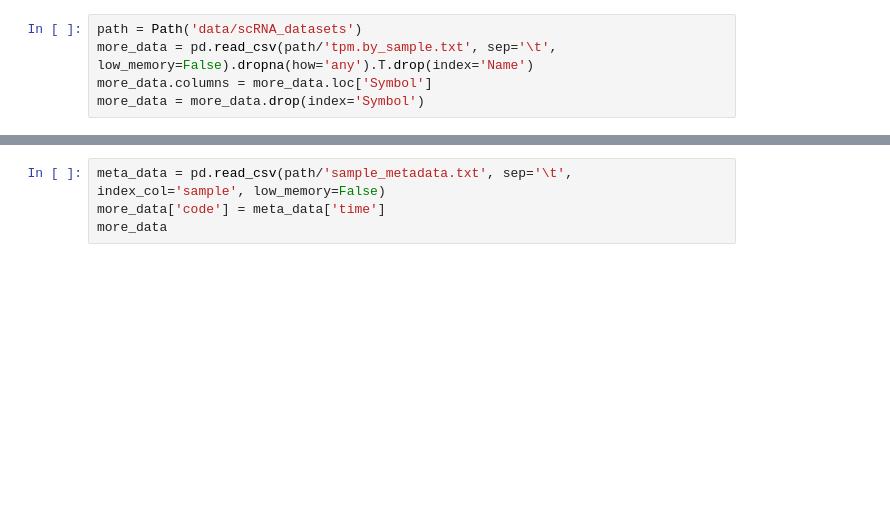
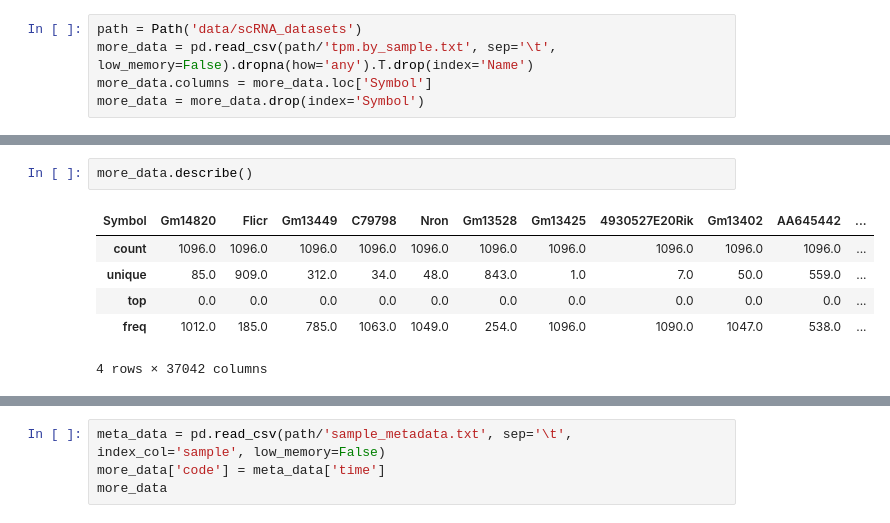
Before and after one commit to galopyz/hprc, a Jupyter notebook: circadian24.ipynb, the cells around one changed output, grey strips where cells are left out. Drawn from its saved outputs; the diff is of its cells as text; blank space fills up the shorter version.

```diff
--- a/circadian24.ipynb
+++ b/circadian24.ipynb
@@ -189,0 +267,9 @@ more_data = more_data.drop(index='Symbol')
+# %%
+more_data.describe()
+# %% [output]
+| Symbol | Gm14820 | Flicr | Gm13449 | C79798 | Nron | Gm13528 | Gm13425 | 4930527E20Rik | Gm13402 | AA645442 | ... |
+| count | 1096.0 | 1096.0 | 1096.0 | 1096.0 | 1096.0 | 1096.0 | 1096.0 | 1096.0 | 1096.0 | 1096.0 | ... |
+| unique | 85.0 | 909.0 | 312.0 | 34.0 | 48.0 | 843.0 | 1.0 | 7.0 | 50.0 | 559.0 | ... |
+| top | 0.0 | 0.0 | 0.0 | 0.0 | 0.0 | 0.0 | 0.0 | 0.0 | 0.0 | 0.0 | ... |
+| freq | 1012.0 | 185.0 | 785.0 | 1063.0 | 1049.0 | 254.0 | 1096.0 | 1090.0 | 1047.0 | 538.0 | ... |
+4 rows × 37042 columns
```
Also changed, not shown: parts of 25 cells of this notebook.
